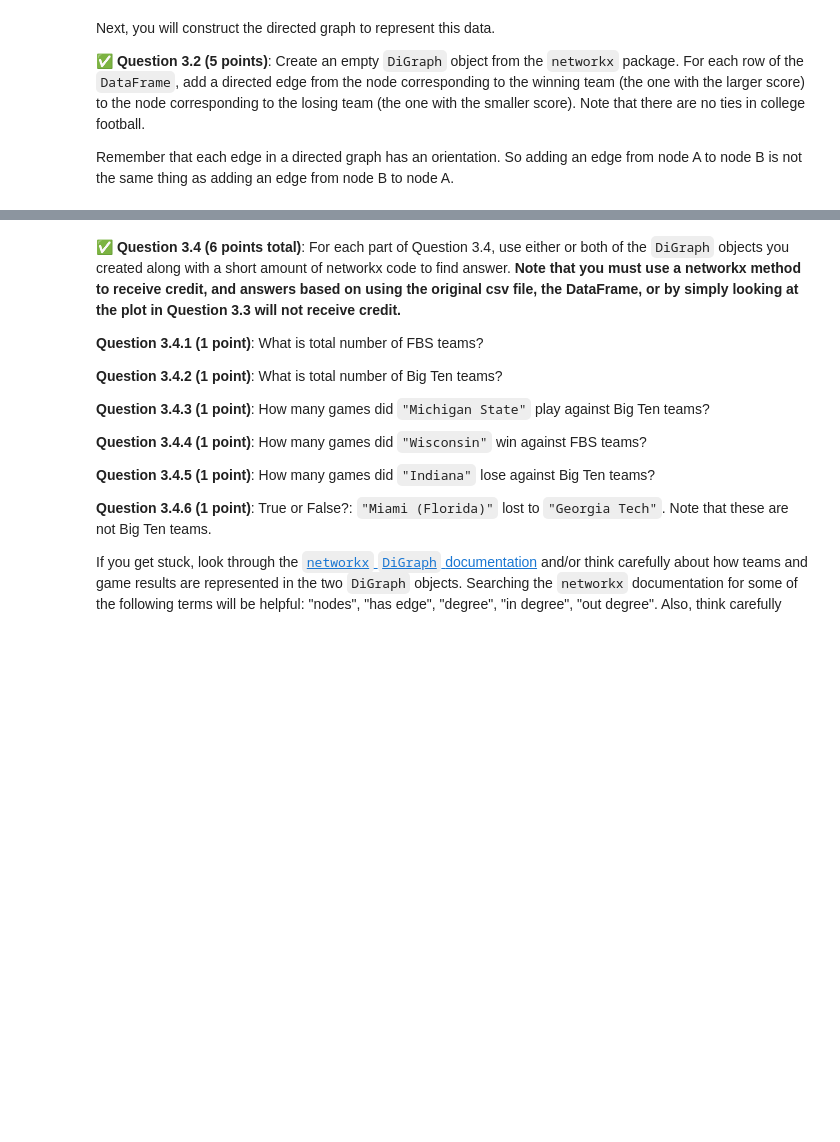
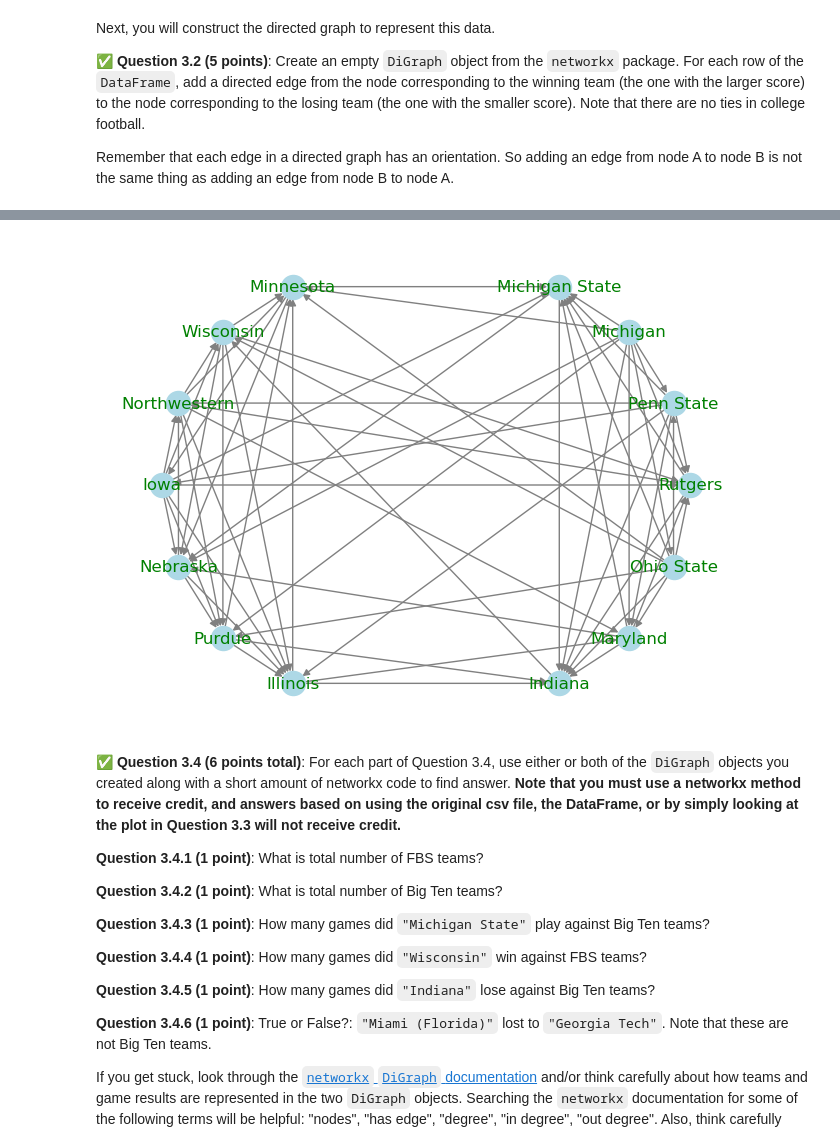
Before and after one commit to NathanZarkowsky/CMSE202-f23-turnin, a Jupyter notebook: hw-02/HW-02_ABMandGraphTheory-STUDENT.ipynb, the cells around one changed output, grey strips where cells are left out. Saved outputs shown, nothing was run; the diff lists cells and outputs as text; code cells hidden in the pictures; blank space fills up the shorter version.

```diff
--- a/hw-02/HW-02_ABMandGraphTheory-STUDENT.ipynb
+++ b/hw-02/HW-02_ABMandGraphTheory-STUDENT.ipynb
@@ -422,0 +421,8 @@ Each row contains data from one game between two FBS teams. The first column con
+# %%
+# Put your code for Question 3.1 here
+import pandas as pd
+!curl https://raw.githubusercontent.com/yangy5/HWFiles/main/NCAAFootballScores2023.csv -O
+column_names = ['Date', 'Home Team', 'Home Points', 'Away Team', 'Away Points']
+data = pd.read_csv('NCAAFootballScores2023.csv', names=column_names)
+print(data.head())
+print(data.tail())
@@ -431,3 +451,12 @@ Remember that each edge in a directed graph has an orientation. So adding an edg
+# %%
+# Put your code for Question 3.2 here:
+import networkx as nx
+Scores=nx.DiGraph()
+for index, row in data.iterrows():
+    if row['Home Points'] > row['Away Points']:
+        Scores.add_edge(row['Home Team'], row['Away Team'])
+    else:
+        Scores.add_edge(row['Away Team'], row['Home Team'])
 # %% [markdown]
 This graph has over 100 nodes and hundreds of edges, so it will be hard to look at the entire graph at once. But we can construct and display a small subgraph of the entire directed graph.
 
@@ -442,9 +471,13 @@ If you do this part correctly, you should get something that looks like this: <i
 # %%
 # Put your code for Question 3.3 here:
 BigTen_positions = {"Michigan State":(0.63,0.92),"Michigan":(0.96,0.71),"Penn State":(1.17,0.38),"Rutgers":(1.25,0.0),
                     "Ohio State":(1.17,-0.38),"Maryland":(0.96,-0.71),"Indiana":(0.63,-0.92),
                     "Illinois":(-0.63,-0.92),"Purdue":(-0.96,-0.71),"Nebraska":(-1.17,-0.38),
                     "Iowa":(-1.25,0.0),"Northwestern":(-1.17,0.38),"Wisconsin":(-0.96,0.71),"Minnesota":(-0.63,0.92)}
+
+nx.draw(Scores.subgraph(BigTen_positions), pos=BigTen_positions, with_labels=True, node_color='lightblue', edge_color='gray', font_color='green')
+# %% [output]
+[figure, added]
 # %% [markdown]
 &#9989;  **Question 3.4 (6 points total)**: For each part of Question 3.4, use either or both of the `DiGraph` objects you created along with a short amount of networkx code to find answer. **Note that you must use a networkx method to receive credit, and answers based on using the original csv file, the DataFrame, or by simply looking at the plot in Question 3.3 will not receive credit.**
 
```
Also changed, not shown: parts of 14 cells of this notebook.
